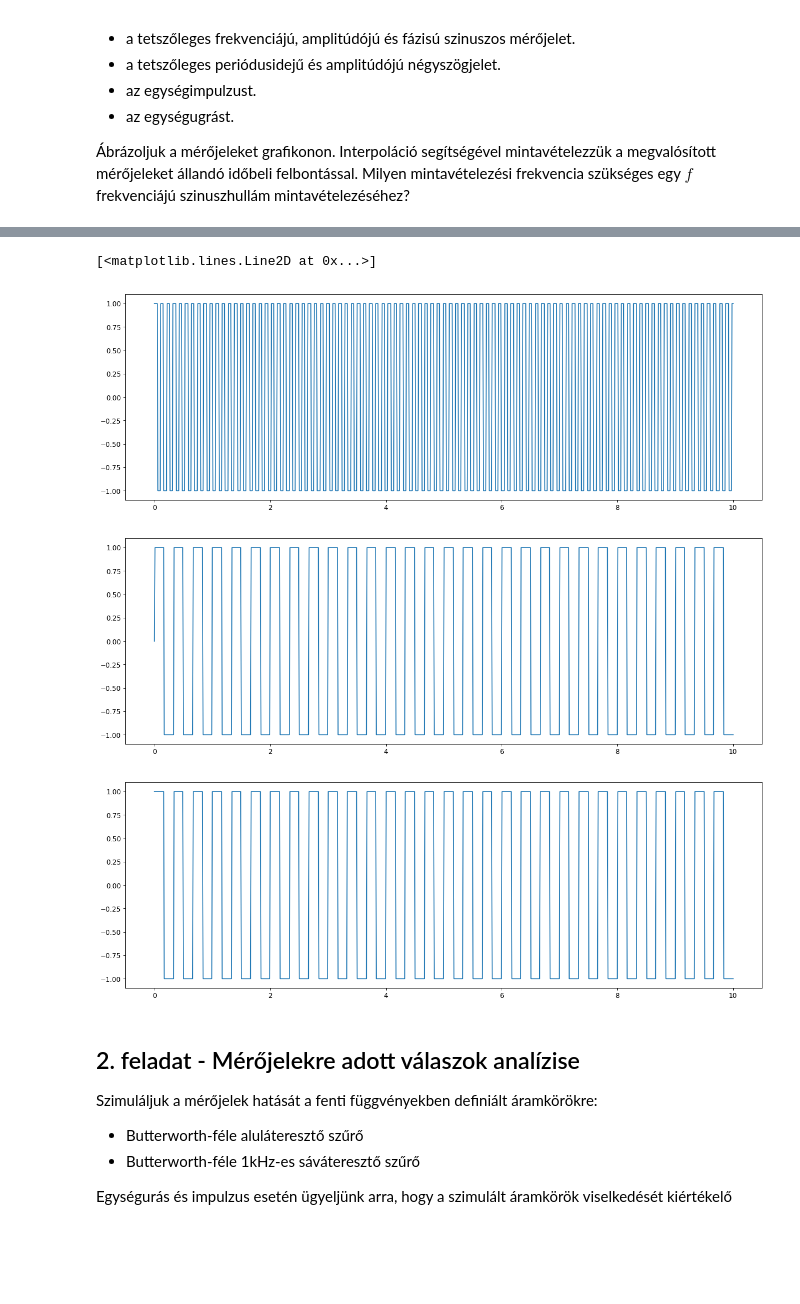
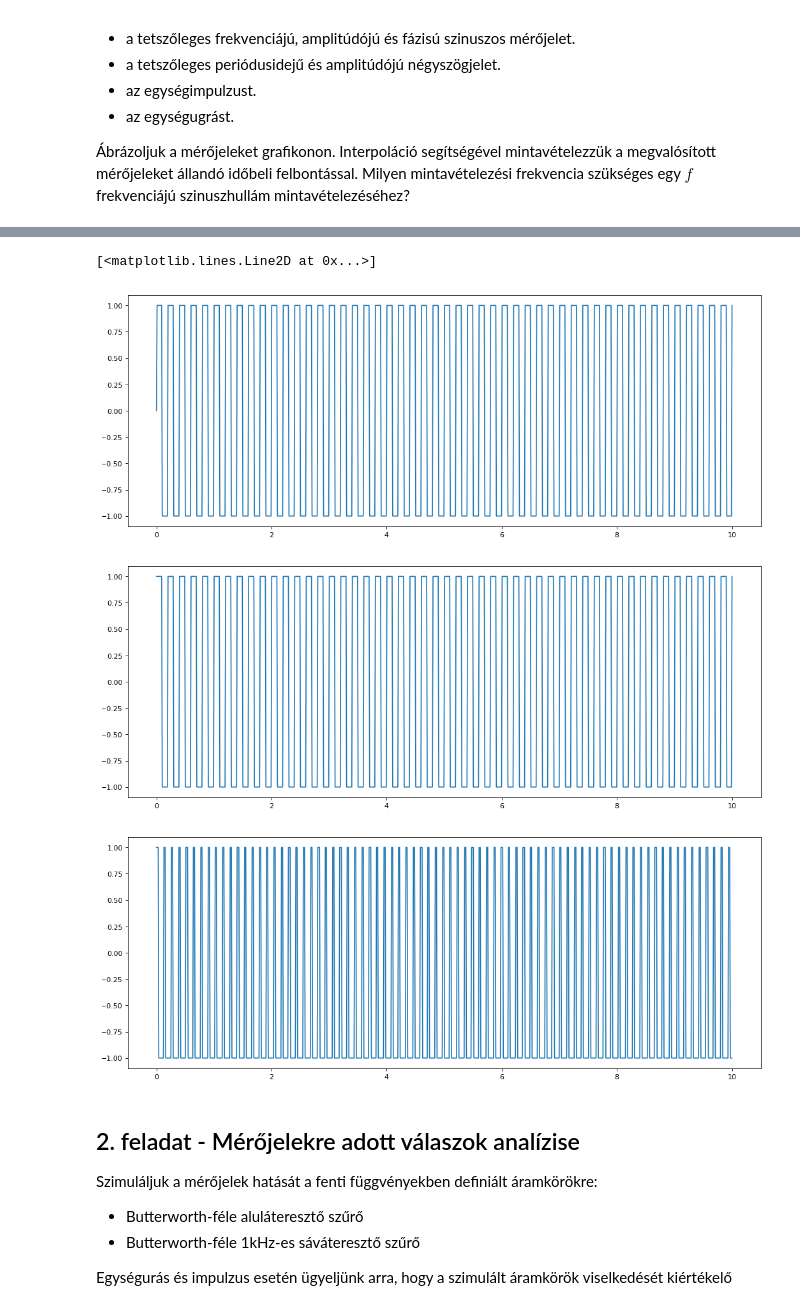
Before and after one commit to Tominano/Numerical-methods-of-physics-II, a Jupyter notebook: 3_feladatsor/3_feladat_Kapolcs.ipynb, the cells around one changed output, grey strips where cells are left out. Saved outputs shown, nothing was run; the diff lists cells and outputs as text; code cells hidden in the pictures; blank space fills up the shorter version.

Commit message:
3/1 square wave, unit impulse

```diff
--- a/3_feladatsor/3_feladat_Kapolcs.ipynb
+++ b/3_feladatsor/3_feladat_Kapolcs.ipynb
@@ -201,8 +201,16 @@ def mero_sin(x = [0,1], n = 100, A = 1, f = 1, phi = 1):
     jel = A*np.sin( 2*np.pi*f + phi) # A amlitudó, f frekvencia, phi kezdőfázis
     return t, jel
 
-def mero_negyszog(x = [0,1], n = 100, A = 1, f = 1, phi = 1):
+def mero_negyszog(x = [0,1], n = 500, A = 1, f = 5):
+    # A 5 Hz waveform sampled at 500 Hz for 1 second:
     t = np.linspace(x[0], x[1], n)
-    jel = A * np.sign(np.sin(2*np.pi*3*t)) # A amlitudó, n periodusidő (T)
-    jel2 = A * signal.square(2*np.pi*3*t) # A amlitudó, n periodusidő (T)
-    return t, jel, jel2
+    jel = A * np.sign(np.sin(2*np.pi*f*t)) # A amlitudó, n periodusidő (T)
+    jel2 = A * signal.square(2*np.pi*f*t) # A amlitudó, n periodusidő (T)
+    jel3 = [1 if int(2*np.pi*f*t)%4 == 0 else -1 for t in t]
+    return t, jel, jel2, jel3
+
+# mérőjeleket megvalósítő függvények
+def mero_egysegimp(x = [0,1], n = 100):
+    t = np.linspace(x[0], x[1], n)
+    jel = signal.unit_impulse(n, 'mid') # n-db 'mid'-et adva pont középre rakja
+    return t, jel
@@ -209,28 +225,19 @@ def mero_negyszog(x = [0,1], n = 100, A = 1, f = 1, phi = 1):
 # %%
-def p(t):
-    if int(2*np.pi*3*t)%2 == 0:
-        return 1
-    else:
-        return -1
-
-t_samples = np.linspace(0,10,1000)
-samples = [p(i) for i in t_samples]
-
 mero_negyszog_obj = mero_negyszog([0,10], 1000)
-
-plt.figure(num=None, figsize=(16, 6), dpi=80, facecolor='w', edgecolor='k')
-plt.plot(t_samples, samples)
 
 plt.figure(num=None, figsize=(16, 6), dpi=80, facecolor='w', edgecolor='k')
 plt.plot(mero_negyszog_obj[0], mero_negyszog_obj[1])
 
 plt.figure(num=None, figsize=(16, 6), dpi=80, facecolor='w', edgecolor='k')
 plt.plot(mero_negyszog_obj[0], mero_negyszog_obj[2])
+
+plt.figure(num=None, figsize=(16, 6), dpi=80, facecolor='w', edgecolor='k')
+plt.plot(mero_negyszog_obj[0], mero_negyszog_obj[3])
 # %% [output]
 [<matplotlib.lines.Line2D at 0x...>]
-[figure, old version]
+[figure, new version]
-[figure, old version]
+[figure, new version]
-[figure, old version]
+[figure, new version]
 # %% [markdown]
 ## 2. feladat - Mérőjelekre adott válaszok analízise
 
```
Also changed, not shown: parts of 1 cell of this notebook.
